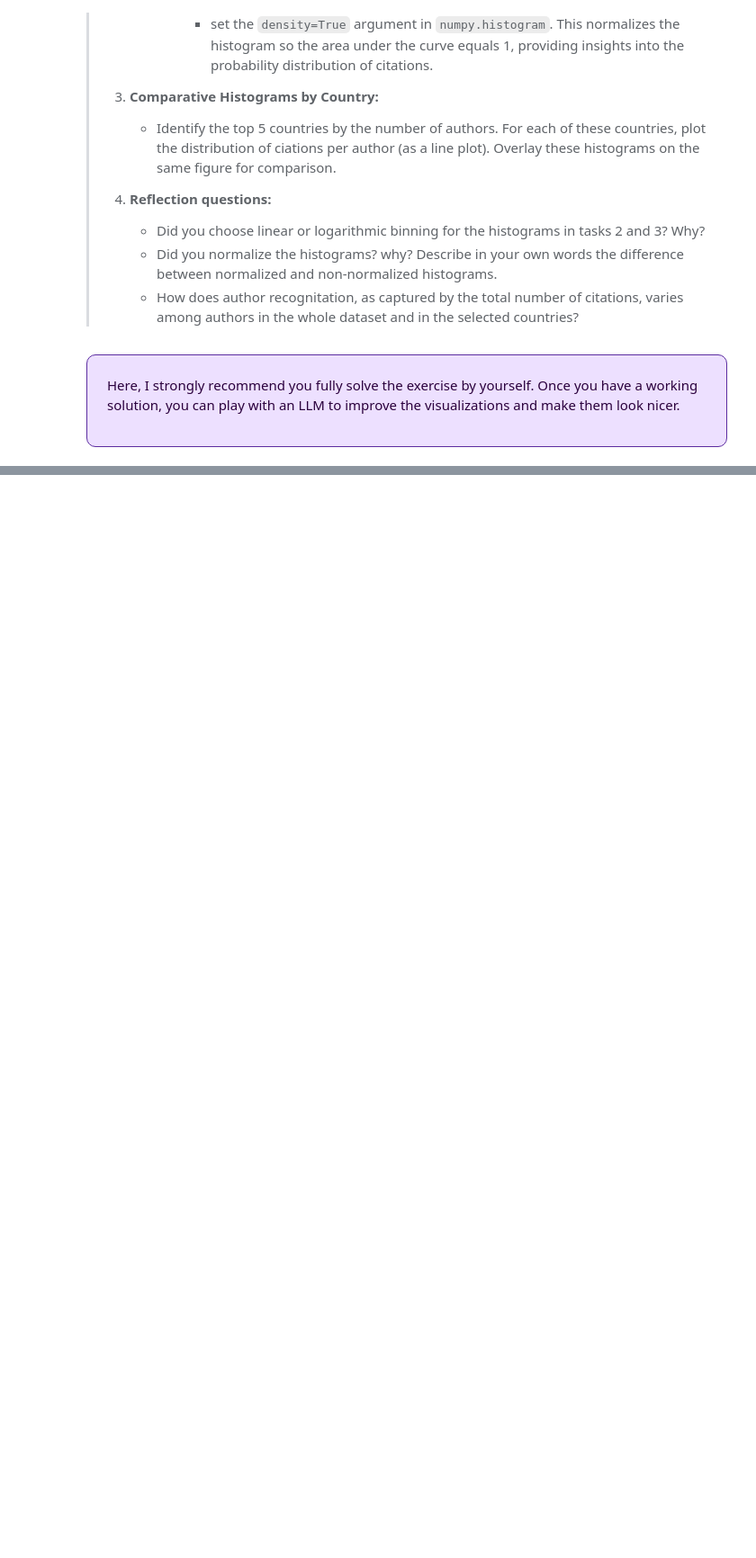
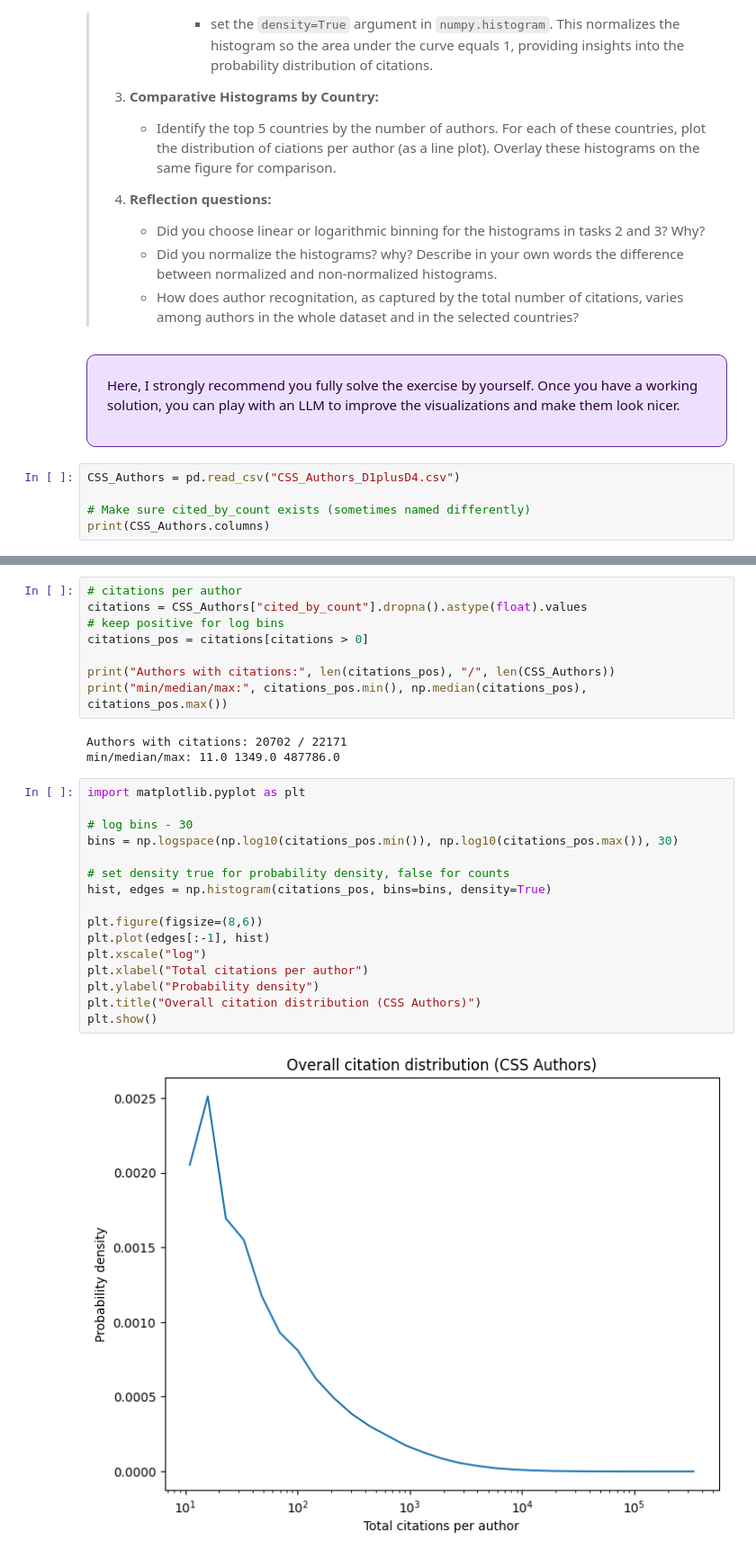
Before and after one commit to Mikel-Yu/comsocsci2026_private, a Jupyter notebook: lectures/Week3.ipynb, the cells around one changed output, grey strips where cells are left out. Shown at 90% size. Drawn from its saved outputs; the diff is of its cells as text; blank space fills up the shorter version.

```diff
--- a/lectures/Week3.ipynb
+++ b/lectures/Week3.ipynb
@@ -303,3 +740,8 @@ Here, I strongly recommend you fully solve the exercise by yourself.
 Once you have a working solution, you can play with an LLM to improve the visualizations and make them look nicer.
 </p>
 </div>
+# %%
+CSS_Authors = pd.read_csv("CSS_Authors_D1plusD4.csv")
+
+# Make sure cited_by_count exists (sometimes named differently)
+print(CSS_Authors.columns)
@@ -305,0 +752,29 @@ Once you have a working solution, you can play with an LLM to improve the visual
+# %%
+# citations per author
+citations = CSS_Authors["cited_by_count"].dropna().astype(float).values
+# keep positive for log bins
+citations_pos = citations[citations > 0]
+
+print("Authors with citations:", len(citations_pos), "/", len(CSS_Authors))
+print("min/median/max:", citations_pos.min(), np.median(citations_pos), citations_pos.max())
+# %% [output]
+Authors with citations: 20702 / 22171
+min/median/max: 11.0 1349.0 487786.0
+# %%
+import matplotlib.pyplot as plt
+
+# log bins - 30
+bins = np.logspace(np.log10(citations_pos.min()), np.log10(citations_pos.max()), 30)
+
+# set density true for probability density, false for counts
+hist, edges = np.histogram(citations_pos, bins=bins, density=True)
+
+plt.figure(figsize=(8,6))
+plt.plot(edges[:-1], hist)
+plt.xscale("log")
+plt.xlabel("Total citations per author")
+plt.ylabel("Probability density")
+plt.title("Overall citation distribution (CSS Authors)")
+plt.show()
+# %% [output]
+[figure, added]
```
Also changed, not shown: parts of 32 cells of this notebook, 5 other files.
